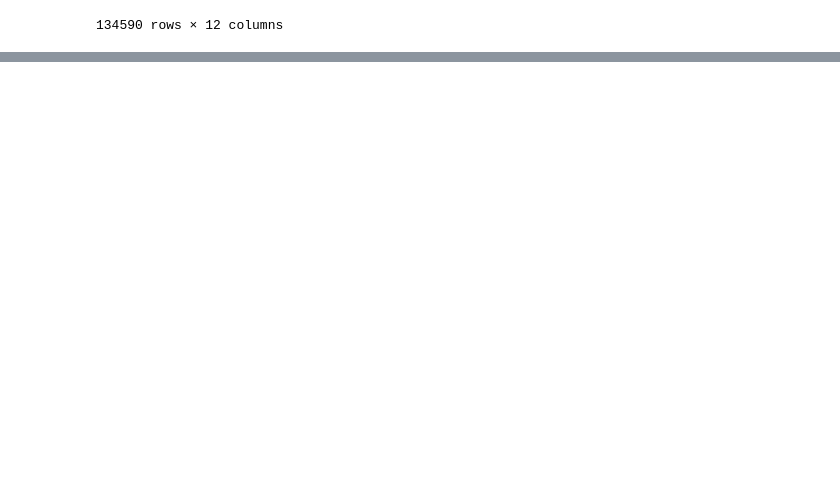
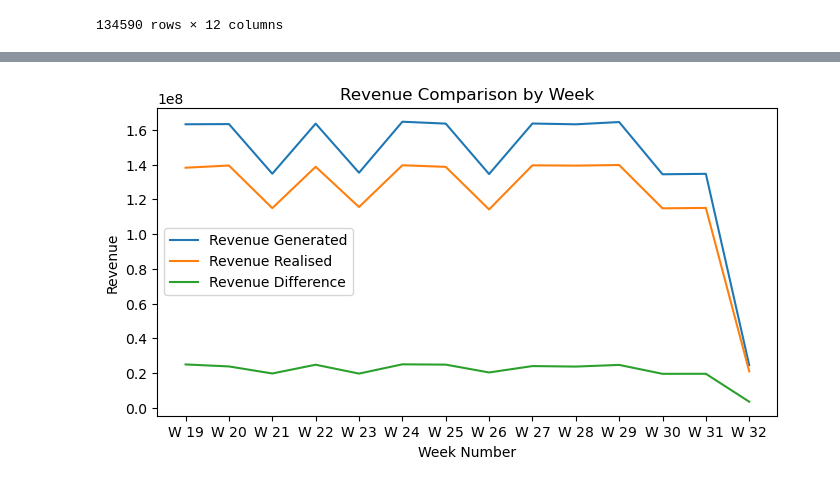
Before and after one commit to sidiquegithub/HOSPITALITY-PROJECT, a Jupyter notebook: CODE/ANALYSIS .ipynb, the cells around one changed output, grey strips where cells are left out. Saved outputs shown, nothing was run; the diff lists cells and outputs as text; code cells hidden in the pictures; blank space fills up the shorter version.

Commit message:
code for revenue

```diff
--- a/CODE/ANALYSIS .ipynb
+++ b/CODE/ANALYSIS .ipynb
@@ -122,0 +243,3 @@ df_2
+# %%
+df_2 = pd.merge(df_2, hotels, how='left', left_on='property_id', right_on='property_id')
+df_2.head(3)
@@ -122,0 +263,3 @@ df_2
+# %%
+rev_gen = df_2.groupby('week no')['revenue_generated'].sum()
+rev_gen
@@ -122,0 +283,3 @@ df_2
+# %%
+rev_real = df_2.groupby('week no')['revenue_realized'].sum()
+rev_real
@@ -122,0 +303,3 @@ df_2
+# %%
+rev_dif = rev_gen -  rev_real
+rev_dif
@@ -122,0 +323,23 @@ df_2
+# %%
+# Plotting
+plt.figure(figsize=(8, 4))
+
+# Plot 'rev_gen'
+plt.plot(rev_gen.index, rev_gen, label='Revenue Generated')
+
+# Plot 'rev_real'
+plt.plot(rev_real.index, rev_real, label='Revenue Realised')
+
+# Plot 'rev_dif'
+plt.plot(rev_dif.index, rev_dif, label='Revenue Difference')
+
+# Adding labels and title
+plt.xlabel('Week Number')
+plt.ylabel('Revenue')
+plt.title('Revenue Comparison by Week')
+plt.legend()
+
+# Show the plot
+plt.show()
+# %% [output]
+[figure, added]
```
Also changed, not shown: parts of 31 cells of this notebook.
